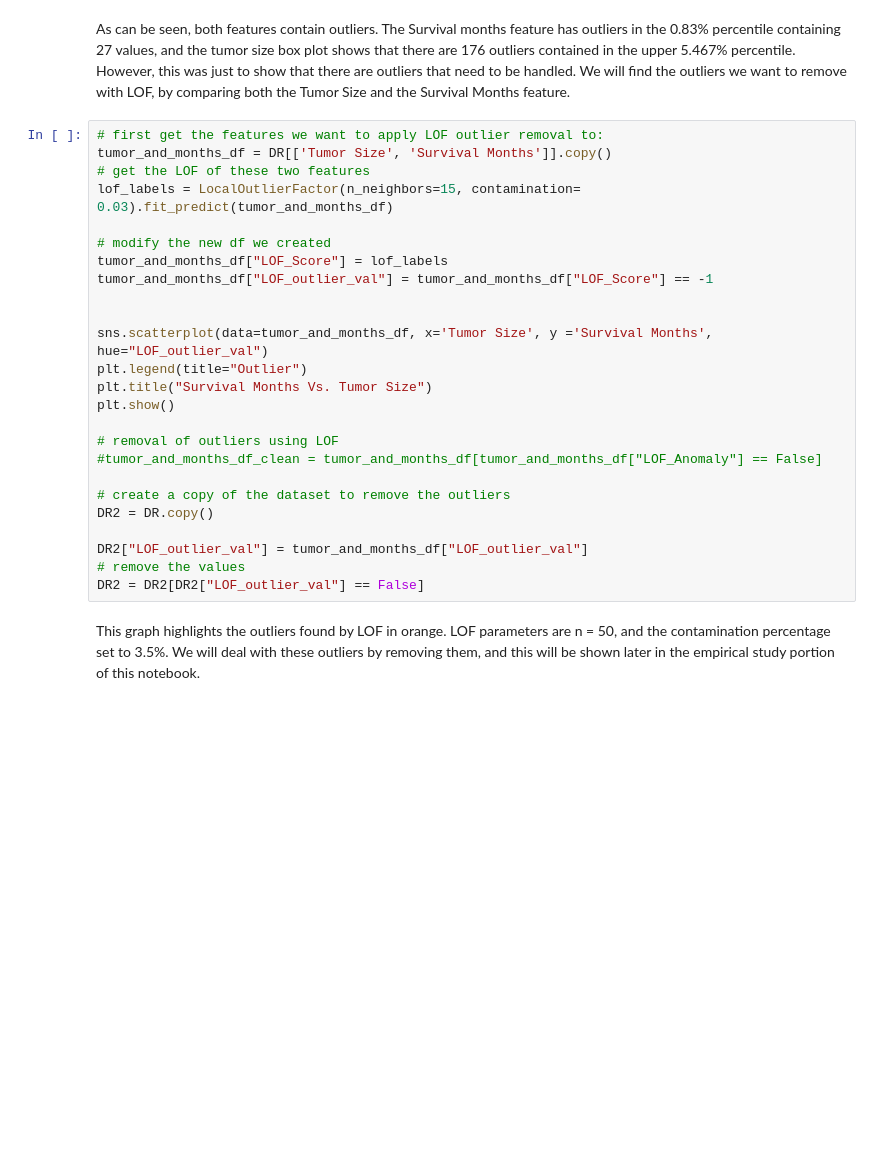
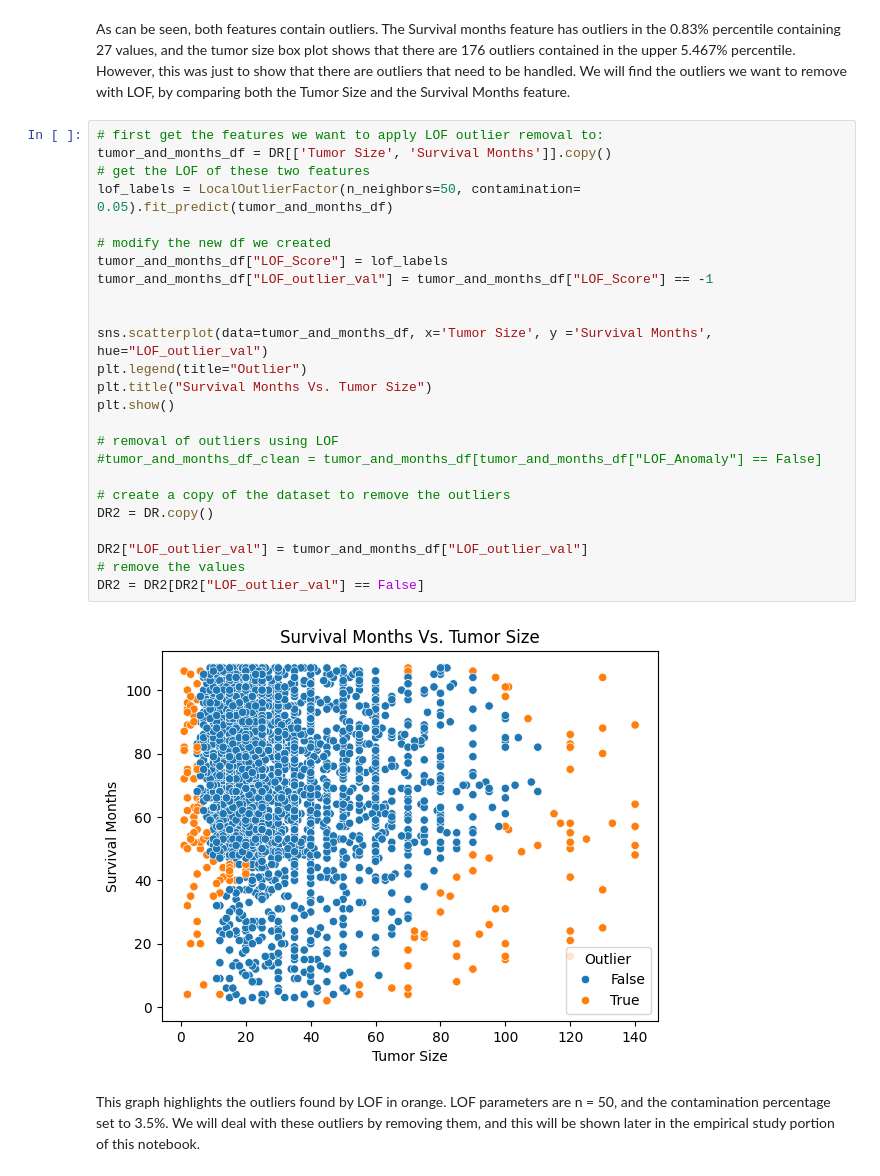
Before and after one commit to ShackuOttawa/Assignment3CSI4142, a Jupyter notebook: Assigment3Part2.ipynb, the cells around one changed output. Drawn from its saved outputs; the diff is of its cells as text; blank space fills up the shorter version.

```diff
--- a/Assigment3Part2.ipynb
+++ b/Assigment3Part2.ipynb
@@ -254,28 +309,30 @@ As can be seen, both features contain outliers. The Survival months feature has
 # %%
 # first get the features we want to apply LOF outlier removal to:
 tumor_and_months_df = DR[['Tumor Size', 'Survival Months']].copy()
 # get the LOF of these two features
-lof_labels = LocalOutlierFactor(n_neighbors=15, contamination= 0.03).fit_predict(tumor_and_months_df)
+lof_labels = LocalOutlierFactor(n_neighbors=50, contamination= 0.05).fit_predict(tumor_and_months_df)
 
 # modify the new df we created
 tumor_and_months_df["LOF_Score"] = lof_labels
 tumor_and_months_df["LOF_outlier_val"] = tumor_and_months_df["LOF_Score"] == -1
 
 
 sns.scatterplot(data=tumor_and_months_df, x='Tumor Size', y ='Survival Months', hue="LOF_outlier_val")
 plt.legend(title="Outlier")
 plt.title("Survival Months Vs. Tumor Size")
 plt.show()
 
 # removal of outliers using LOF
 #tumor_and_months_df_clean = tumor_and_months_df[tumor_and_months_df["LOF_Anomaly"] == False]
 
 # create a copy of the dataset to remove the outliers
 DR2 = DR.copy()
 
 DR2["LOF_outlier_val"] = tumor_and_months_df["LOF_outlier_val"]
 # remove the values
 DR2 = DR2[DR2["LOF_outlier_val"] == False]
+# %% [output]
+[figure, added]
 # %% [markdown]
 This graph highlights the outliers found by LOF in orange. LOF parameters are n = 50, and the contamination percentage set to 3.5%. We will deal with these outliers by removing them, and this will be shown later in the empirical study portion of this notebook.
 # %% [markdown]
```
Also changed, not shown: parts of 27 cells of this notebook, 2 other files.
